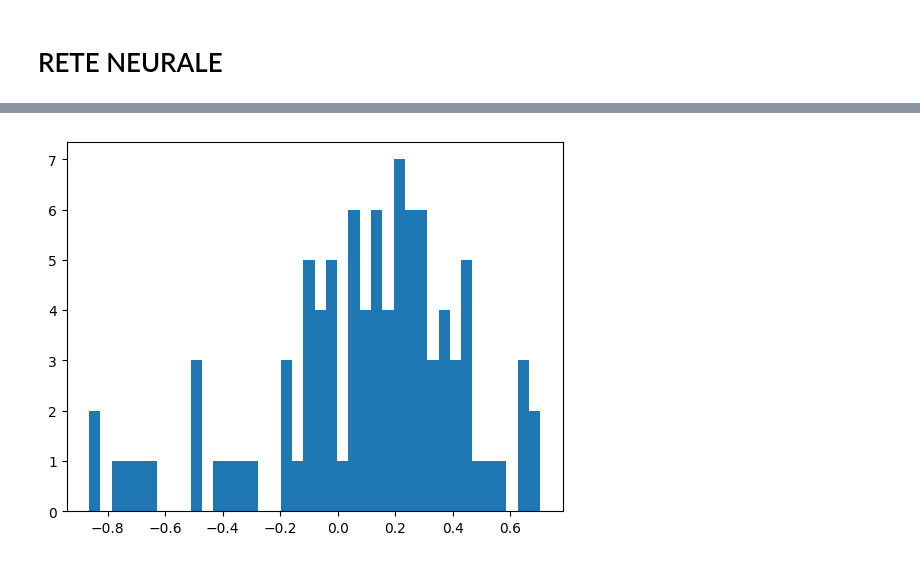
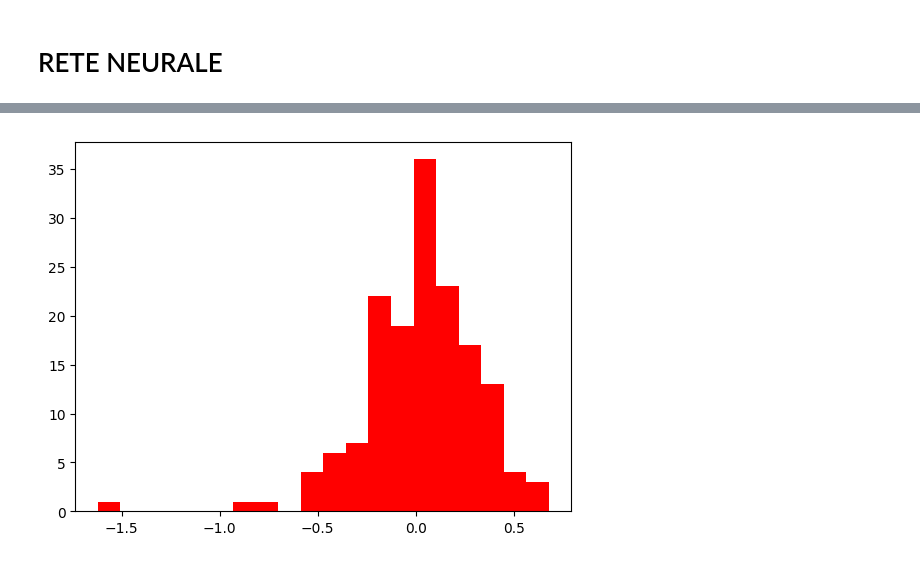
Before and after one commit to amecava/aitrain, a Jupyter notebook: Beta/Debug/Crea_db_per_DNN-GIUSTO.ipynb, the cells around one changed output, grey strips where cells are left out. Cells and saved outputs as stored; diff of their text form; code cells hidden in the pictures.

```diff
--- a/Beta/Debug/Crea_db_per_DNN-GIUSTO.ipynb
+++ b/Beta/Debug/Crea_db_per_DNN-GIUSTO.ipynb
@@ -26,35 +28,27 @@ SESSION_PATH = './sessions'
 WELLNESS_PATH = './wellness'
 PICKLE_PATH = './pickle/'
 format = '%Y-%m-%d'
-lista_colonne_utili_analisi_esercizi = ['splitName',
-#                                         'playerName',
-                                        'workload',
-                                        'perceivedWorkload',
-                                        'metabolicWorkload',
-                                        'mechanicalWorkload',
-                                        'kinematicWorkload',
-                                        'cardioWorkload']
 
 #colonne da shiftare verso l'alto
 
 lista_colonne_workload = [
     'workload-1',
     'workload-2',
-    'workload-3',
+#     'workload-3',
 #     'workload-4',
 #     'workload-5'
                         ]
 lista_colonne_rpe = [
     'rpe-1',
     'rpe-2',
-    'rpe-3',
-    'rpe-4',
-    'rpe-5'
+#     'rpe-3',
+#     'rpe-4',
+#     'rpe-5'
 ]
 lista_colonne_Go_score = [
     'Go_score-1',
     'Go_score-2',
-    'Go_score-3',
+#     'Go_score-3',
 #     'Go_score-4',
 #     'Go_score-5'
 ]
@@ -62,7 +56,7 @@ lista_colonne_Go_score = [
 ######################################
 lista_category = [
     [lista_colonne_workload,'workload'],
-#     [lista_colonne_rpe,'rpe'],
+    [lista_colonne_rpe,'rpe'],
     [lista_colonne_Go_score,'Go_score']
 ]
 ######################################
@@ -122,7 +116,7 @@ for file in list_file:
     df_player = globals()[player].apply(calcola_go, axis=1)
 
     #drop delle colonne inutili
-    df_player = df_player.drop(['exercises','playerName','wellness_fatigue','wellness_mood','complete',
+    df_player = df_player.drop(['exercises','wellness_fatigue','wellness_mood','complete',
                                 'wellness_sleep','wellness_soreness','wellness_stress','Work Ratio','rpeTl','duration'], axis=1)
 
     ######################################################################################################
@@ -248,11 +210,11 @@ RETE NEURALE
 # %%
 #define
 OUTPUT = 'Go_score+1'
-EPOCHS = 500
-HIDDEN_UNITS = [20,10]
+EPOCHS = 1000
+HIDDEN_UNITS = [1000]
 # %%
 #drop colonne inutili
-train = df_total.drop(['date','cardioWorkload','intensity','Player_Load','rpe'],axis = 1)
+train = df_total.drop(['date','playerName','cardioWorkload','intensity','Player_Load','rpe'],axis = 1)
 
 #drop dati a 0
 train = train[train['workload']!=0]
@@ -261,7 +223,7 @@ train = train[train['workload']!=0]
 colonne_go = ['Go_score']+lista_colonne_Go_score+[OUTPUT]
 
 for colonna in colonne_go:
-    train = train[train[colonna]>= 3]
+    train = train[train[colonna]>= 2]
 
 # #muovo go_score+1 in fondo
 # serie = train[OUTPUT]
@@ -446,10 +462,10 @@ INFO:tensorflow:Done running local_init_op.
 # %%
 error = []
-for x in reality - predictions:
+for x in (reality) - predictions:
     error.append((float(x)))
 error.sort()
 
-plt.hist(error,bins = 40) # plotting by columns
+plt.hist(error,bins = 20,color='red') # plotting by columns
 plt.show()
 # %% [output]
-[figure, old version]
+[figure, new version]
```
Also changed, not shown: parts of 22 cells of this notebook, 3 other files.
